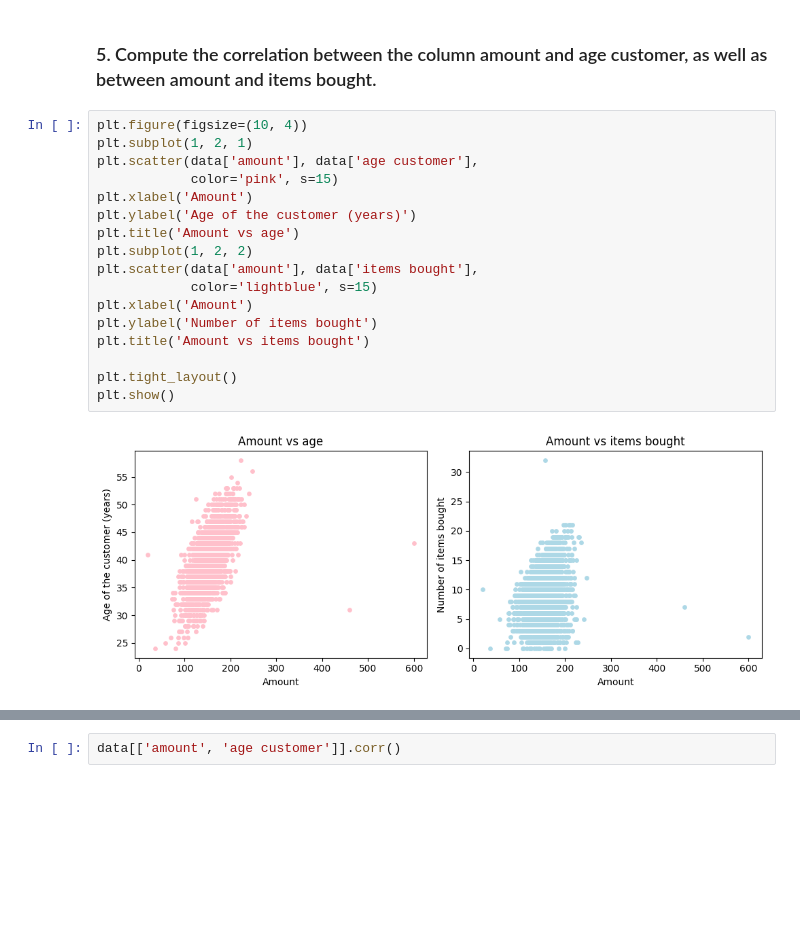
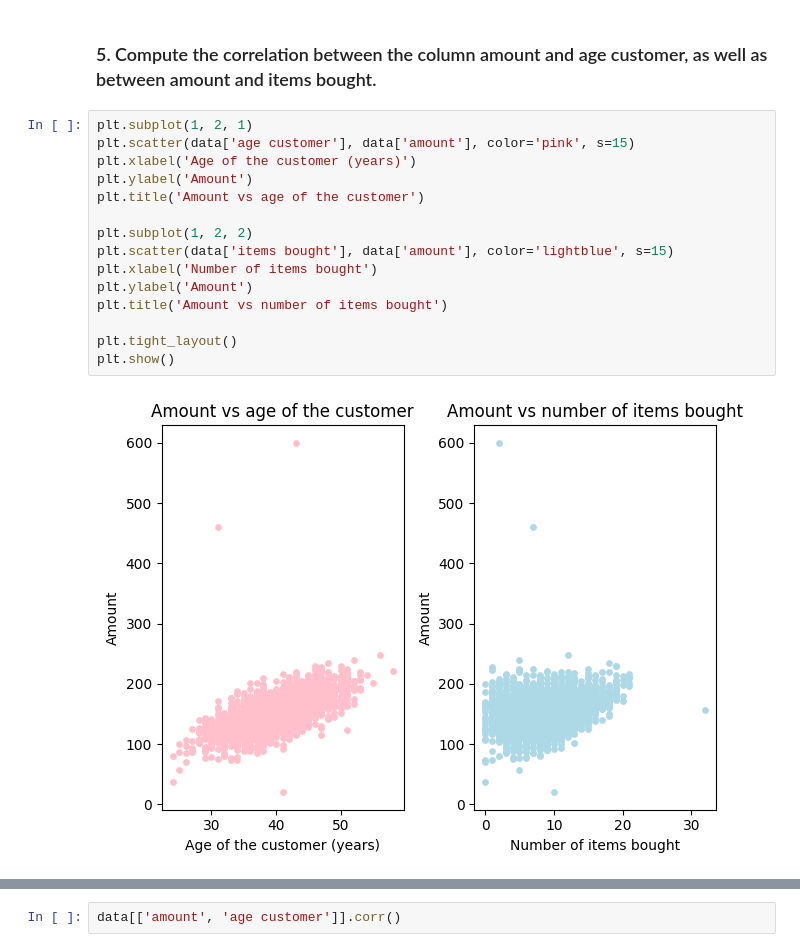
Before and after one commit to maramgueye/datascience_with_python, a Jupyter notebook: Final_Assessment_Gueye_Maram_studentID.ipynb, the cells around one changed output, grey strips where cells are left out. Cells and saved outputs as stored; diff of their text form; blank space fills up the shorter version.

```diff
--- a/Final_Assessment_Gueye_Maram_studentID.ipynb
+++ b/Final_Assessment_Gueye_Maram_studentID.ipynb
@@ -247,21 +284,19 @@ plt.show()
 # %% [markdown]
 ### 5. Compute the correlation between the column amount and age customer, as well as between amount and items bought.
 # %%
-plt.figure(figsize=(10, 4))
 plt.subplot(1, 2, 1)
-plt.scatter(data['amount'], data['age customer'],
-            color='pink', s=15)
-plt.xlabel('Amount')
-plt.ylabel('Age of the customer (years)')
-plt.title('Amount vs age')
+plt.scatter(data['age customer'], data['amount'], color='pink', s=15)
+plt.xlabel('Age of the customer (years)')
+plt.ylabel('Amount')
+plt.title('Amount vs age of the customer')
+
 plt.subplot(1, 2, 2)
-plt.scatter(data['amount'], data['items bought'],
-            color='lightblue', s=15)
-plt.xlabel('Amount')
-plt.ylabel('Number of items bought')
-plt.title('Amount vs items bought')
+plt.scatter(data['items bought'], data['amount'], color='lightblue', s=15)
+plt.xlabel('Number of items bought')
+plt.ylabel('Amount')
+plt.title('Amount vs number of items bought')
 
 plt.tight_layout()
 plt.show()
 # %% [output]
-[figure, old version]
+[figure, new version]
```
Also changed, not shown: parts of 42 cells of this notebook.
